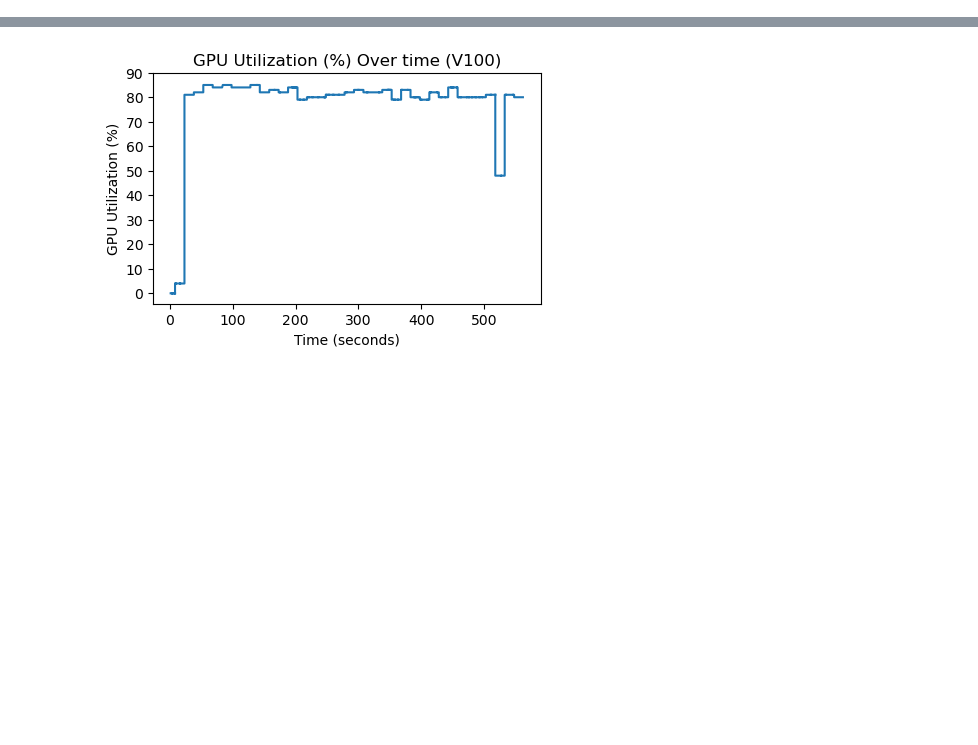
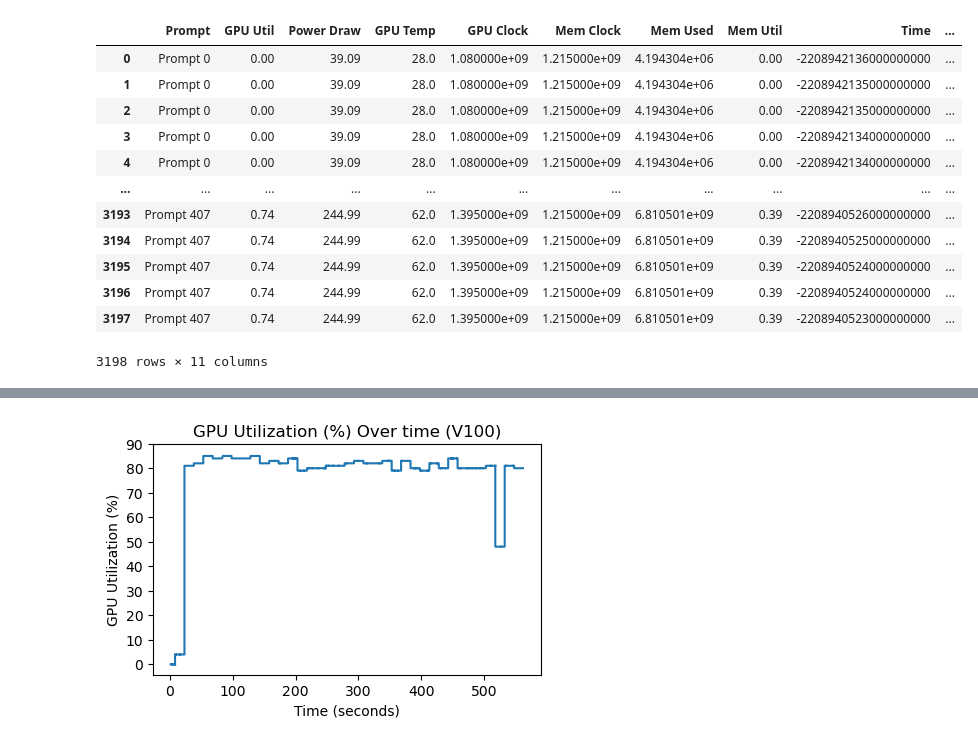
Before and after one commit to alt-rahul/5g-edge-app, a Jupyter notebook: data/processing/metric_eda.ipynb, the cells around one changed output, grey strips where cells are left out. Drawn from its saved outputs; the diff is of its cells as text; code cells hidden in the pictures; blank space fills up the shorter version.

```diff
--- a/data/processing/metric_eda.ipynb
+++ b/data/processing/metric_eda.ipynb
@@ -16,5 +16,21 @@ initial_v = pd.read_csv("../samples/ollama/initial_statement.csv",)
 live_avg_v = pd.read_csv("../samples/ollama_processed/live_avg.csv")
 live_avg_norm_v = pd.read_csv("../samples/ollama_processed/live_avg_norm.csv")
 live_avg_scaled_v = pd.read_csv("../samples/ollama_processed/live_avg_scaled.csv")
+# %%
+live_a
+# %% [output]
+|  | Prompt | GPU Util | Power Draw | GPU Temp | GPU Clock | Mem Clock | Mem Used | Mem Util | Time | ... |
+| 0 | Prompt 0 | 0.00 | 39.09 | 28.0 | 1.080000e+09 | 1.215000e+09 | 4.194304e+06 | 0.00 | -2208942136000000000 | ... |
+| 1 | Prompt 0 | 0.00 | 39.09 | 28.0 | 1.080000e+09 | 1.215000e+09 | 4.194304e+06 | 0.00 | -2208942135000000000 | ... |
+| 2 | Prompt 0 | 0.00 | 39.09 | 28.0 | 1.080000e+09 | 1.215000e+09 | 4.194304e+06 | 0.00 | -2208942135000000000 | ... |
+| 3 | Prompt 0 | 0.00 | 39.09 | 28.0 | 1.080000e+09 | 1.215000e+09 | 4.194304e+06 | 0.00 | -2208942134000000000 | ... |
+| 4 | Prompt 0 | 0.00 | 39.09 | 28.0 | 1.080000e+09 | 1.215000e+09 | 4.194304e+06 | 0.00 | -2208942134000000000 | ... |
+| ... | ... | ... | ... | ... | ... | ... | ... | ... | ... | ... |
+| 3193 | Prompt 407 | 0.74 | 244.99 | 62.0 | 1.395000e+09 | 1.215000e+09 | 6.810501e+09 | 0.39 | -2208940526000000000 | ... |
+| 3194 | Prompt 407 | 0.74 | 244.99 | 62.0 | 1.395000e+09 | 1.215000e+09 | 6.810501e+09 | 0.39 | -2208940525000000000 | ... |
+| 3195 | Prompt 407 | 0.74 | 244.99 | 62.0 | 1.395000e+09 | 1.215000e+09 | 6.810501e+09 | 0.39 | -2208940524000000000 | ... |
+| 3196 | Prompt 407 | 0.74 | 244.99 | 62.0 | 1.395000e+09 | 1.215000e+09 | 6.810501e+09 | 0.39 | -2208940524000000000 | ... |
+| 3197 | Prompt 407 | 0.74 | 244.99 | 62.0 | 1.395000e+09 | 1.215000e+09 | 6.810501e+09 | 0.39 | -2208940523000000000 | ... |
+3198 rows × 11 columns
 # %%
 import matplotlib.pyplot as plt
```
Also changed, not shown: parts of 1 cell of this notebook.
